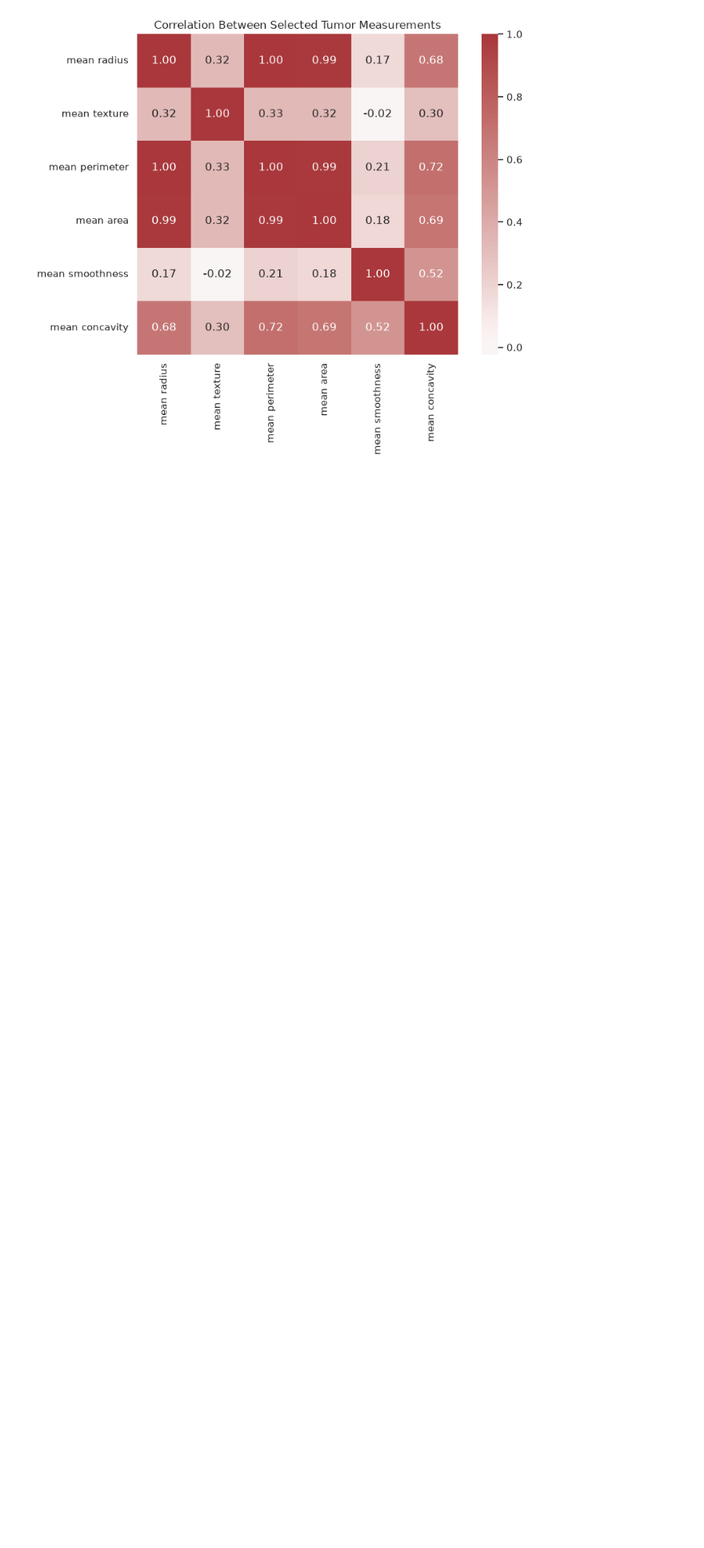
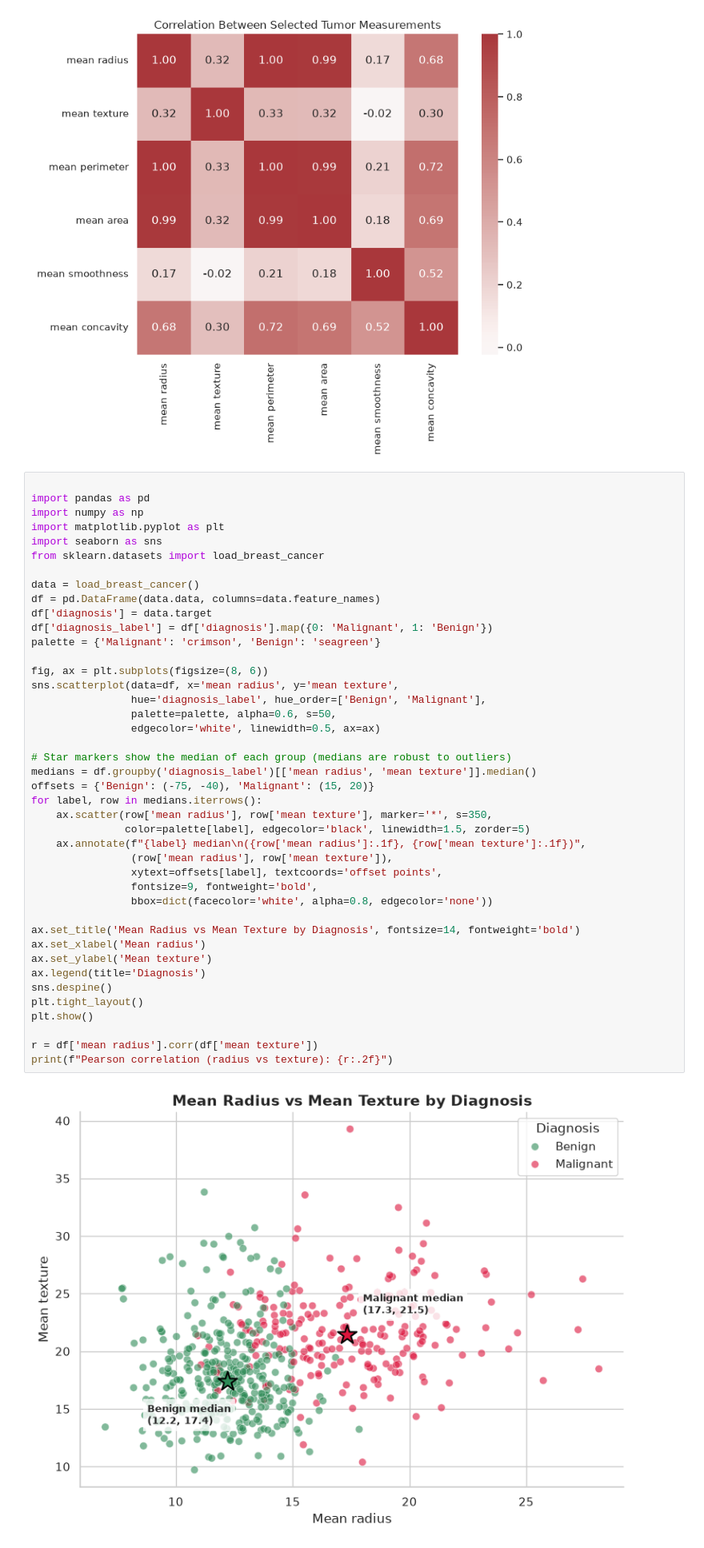
Before and after one commit to jotokx88/Data-visualization, a Jupyter notebook: lesson3.ipynb, the cells around one changed output. Shown at 80% size. Drawn from its saved outputs; the diff is of its cells as text; blank space fills up the shorter version.

```diff
--- a/lesson3.ipynb
+++ b/lesson3.ipynb
@@ -54,3 +54,47 @@ Name: count, dtype: int64
 Missing values: 0
 [figure]
 [figure]
+# %%
+
+import pandas as pd
+import numpy as np
+import matplotlib.pyplot as plt
+import seaborn as sns
+from sklearn.datasets import load_breast_cancer
+
+data = load_breast_cancer()
+df = pd.DataFrame(data.data, columns=data.feature_names)
+df['diagnosis'] = data.target
+df['diagnosis_label'] = df['diagnosis'].map({0: 'Malignant', 1: 'Benign'})
+palette = {'Malignant': 'crimson', 'Benign': 'seagreen'}
+
+fig, ax = plt.subplots(figsize=(8, 6))
+sns.scatterplot(data=df, x='mean radius', y='mean texture',
+                hue='diagnosis_label', hue_order=['Benign', 'Malignant'],
+                palette=palette, alpha=0.6, s=50,
+                edgecolor='white', linewidth=0.5, ax=ax)
+
+# Star markers show the median of each group (medians are robust to outliers)
+medians = df.groupby('diagnosis_label')[['mean radius', 'mean texture']].median()
+offsets = {'Benign': (-75, -40), 'Malignant': (15, 20)}
+for label, row in medians.iterrows():
+    ax.scatter(row['mean radius'], row['mean texture'], marker='*', s=350,
+               color=palette[label], edgecolor='black', linewidth=1.5, zorder=5)
+    ax.annotate(f"{label} median\n({row['mean radius']:.1f}, {row['mean texture']:.1f})",
+                (row['mean radius'], row['mean texture']),
+                xytext=offsets[label], textcoords='offset points',
+                fontsize=9, fontweight='bold',
+                bbox=dict(facecolor='white', alpha=0.8, edgecolor='none'))
+
+ax.set_title('Mean Radius vs Mean Texture by Diagnosis', fontsize=14, fontweight='bold')
+ax.set_xlabel('Mean radius')
+ax.set_ylabel('Mean texture')
+ax.legend(title='Diagnosis')
+sns.despine()
+plt.tight_layout()
+plt.show()
+
+r = df['mean radius'].corr(df['mean texture'])
+print(f"Pearson correlation (radius vs texture): {r:.2f}")
+# %% [output]
+[figure, added]
```
Also changed, not shown: parts of 1 cell of this notebook, 2 other files.
